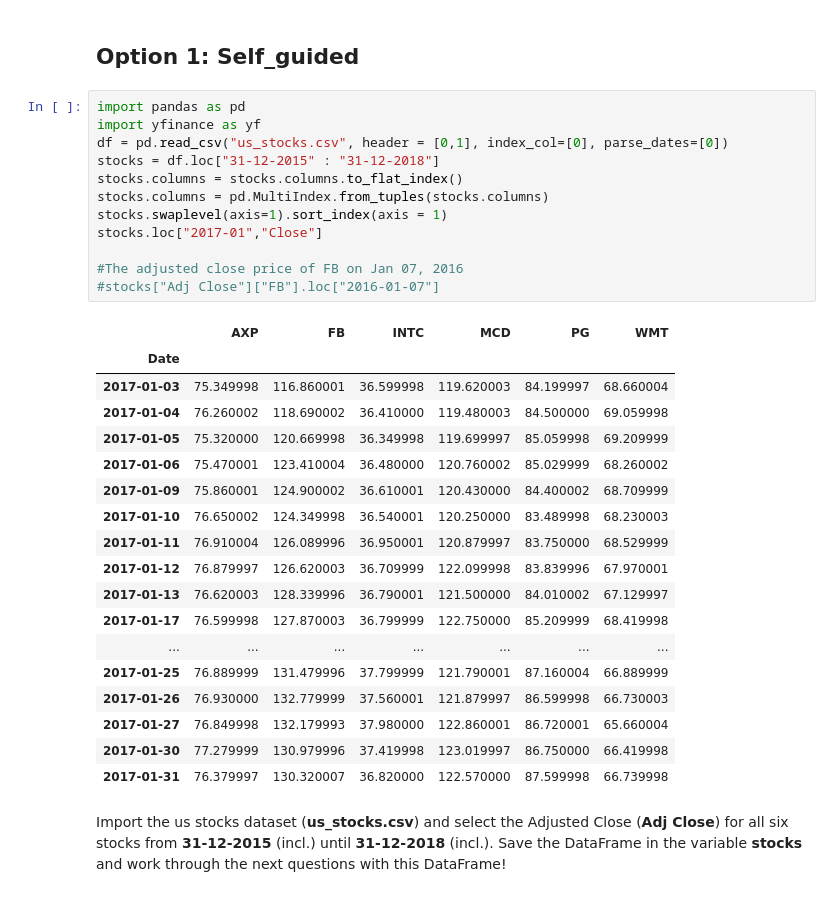
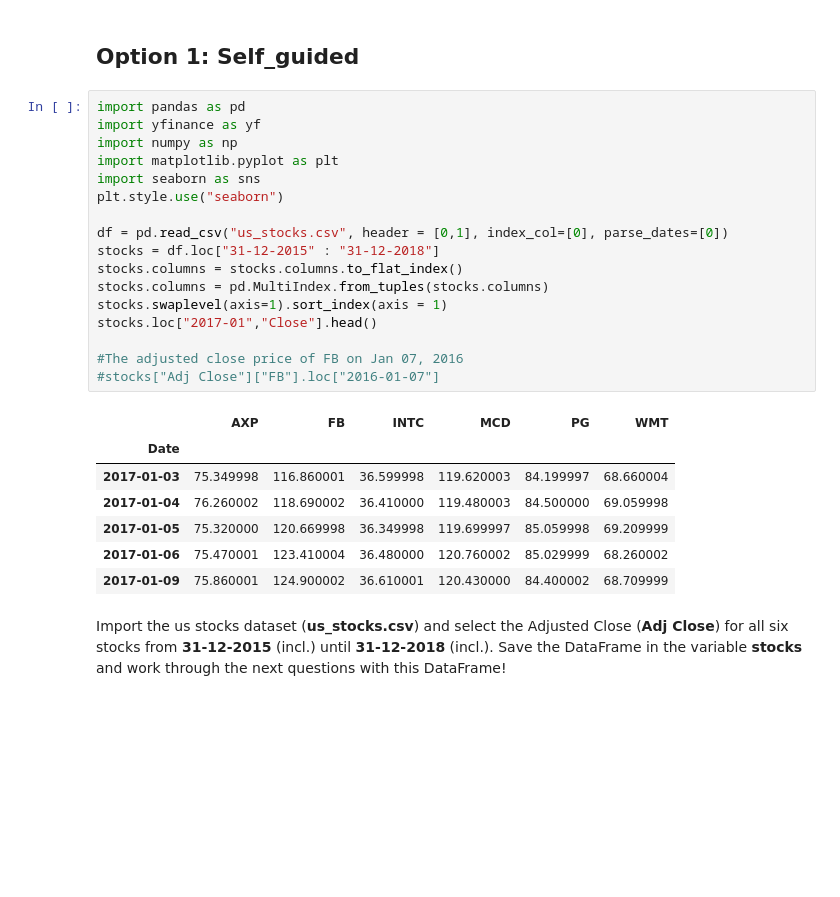
Before and after one commit to pianofreq/udemy-hagmann-course-1, a Jupyter notebook: Part_2/Exercises/Exercise_2.ipynb, the cells around one changed output. Saved outputs shown, nothing was run; the diff lists cells and outputs as text; blank space fills up the shorter version.

```diff
--- a/Part_2/Exercises/Exercise_2.ipynb
+++ b/Part_2/Exercises/Exercise_2.ipynb
@@ -20,33 +20,27 @@ In some exercises, you will find questions that can only be answered, if your co
 # %%
 import pandas as pd
 import yfinance as yf
+import numpy as np
+import matplotlib.pyplot as plt
+import seaborn as sns
+plt.style.use("seaborn")
+
 df = pd.read_csv("us_stocks.csv", header = [0,1], index_col=[0], parse_dates=[0])
 stocks = df.loc["31-12-2015" : "31-12-2018"]
 stocks.columns = stocks.columns.to_flat_index()
 stocks.columns = pd.MultiIndex.from_tuples(stocks.columns)
 stocks.swaplevel(axis=1).sort_index(axis = 1)
-stocks.loc["2017-01","Close"]
+stocks.loc["2017-01","Close"].head()
 
 #The adjusted close price of FB on Jan 07, 2016
 #stocks["Adj Close"]["FB"].loc["2016-01-07"]
 # %% [output]
 |  | AXP | FB | INTC | MCD | PG | WMT |
 | Date |  |  |  |  |  |  |
 | 2017-01-03 | 75.349998 | 116.860001 | 36.599998 | 119.620003 | 84.199997 | 68.660004 |
 | 2017-01-04 | 76.260002 | 118.690002 | 36.410000 | 119.480003 | 84.500000 | 69.059998 |
 | 2017-01-05 | 75.320000 | 120.669998 | 36.349998 | 119.699997 | 85.059998 | 69.209999 |
 | 2017-01-06 | 75.470001 | 123.410004 | 36.480000 | 120.760002 | 85.029999 | 68.260002 |
 | 2017-01-09 | 75.860001 | 124.900002 | 36.610001 | 120.430000 | 84.400002 | 68.709999 |
-| 2017-01-10 | 76.650002 | 124.349998 | 36.540001 | 120.250000 | 83.489998 | 68.230003 |
-| 2017-01-11 | 76.910004 | 126.089996 | 36.950001 | 120.879997 | 83.750000 | 68.529999 |
-| 2017-01-12 | 76.879997 | 126.620003 | 36.709999 | 122.099998 | 83.839996 | 67.970001 |
-| 2017-01-13 | 76.620003 | 128.339996 | 36.790001 | 121.500000 | 84.010002 | 67.129997 |
-| 2017-01-17 | 76.599998 | 127.870003 | 36.799999 | 122.750000 | 85.209999 | 68.419998 |
-| ... | ... | ... | ... | ... | ... | ... |
-| 2017-01-25 | 76.889999 | 131.479996 | 37.799999 | 121.790001 | 87.160004 | 66.889999 |
-| 2017-01-26 | 76.930000 | 132.779999 | 37.560001 | 121.879997 | 86.599998 | 66.730003 |
-| 2017-01-27 | 76.849998 | 132.179993 | 37.980000 | 122.860001 | 86.720001 | 65.660004 |
-| 2017-01-30 | 77.279999 | 130.979996 | 37.419998 | 123.019997 | 86.750000 | 66.419998 |
-| 2017-01-31 | 76.379997 | 130.320007 | 36.820000 | 122.570000 | 87.599998 | 66.739998 |
 # %% [markdown]
 Import the us stocks dataset (__us_stocks.csv__) and select the Adjusted Close (__Adj Close__) for all six stocks from __31-12-2015__ (incl.) until __31-12-2018__ (incl.). Save the DataFrame in the variable __stocks__ and work through the next questions with this DataFrame!
```
Also changed, not shown: parts of 12 cells of this notebook.
